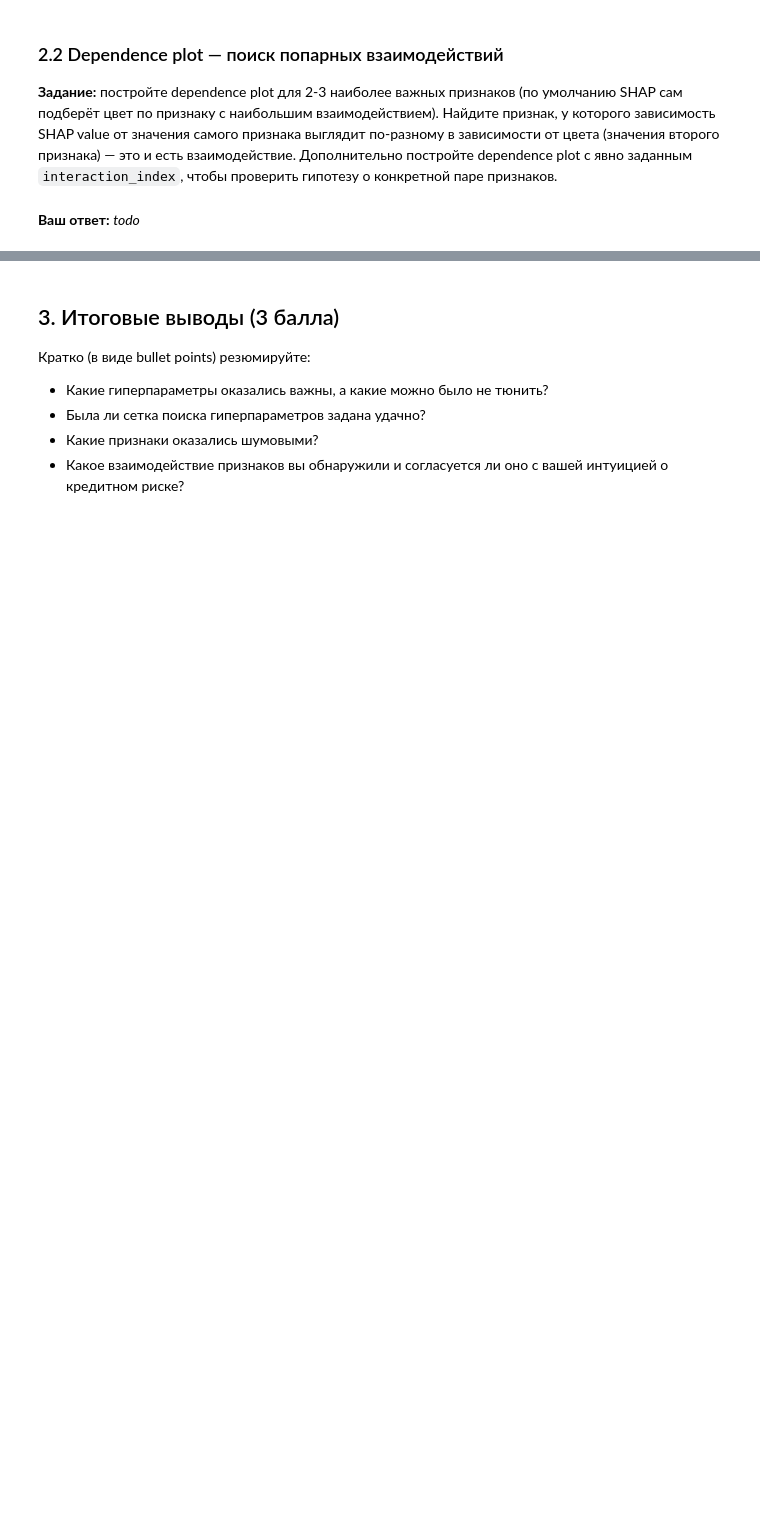
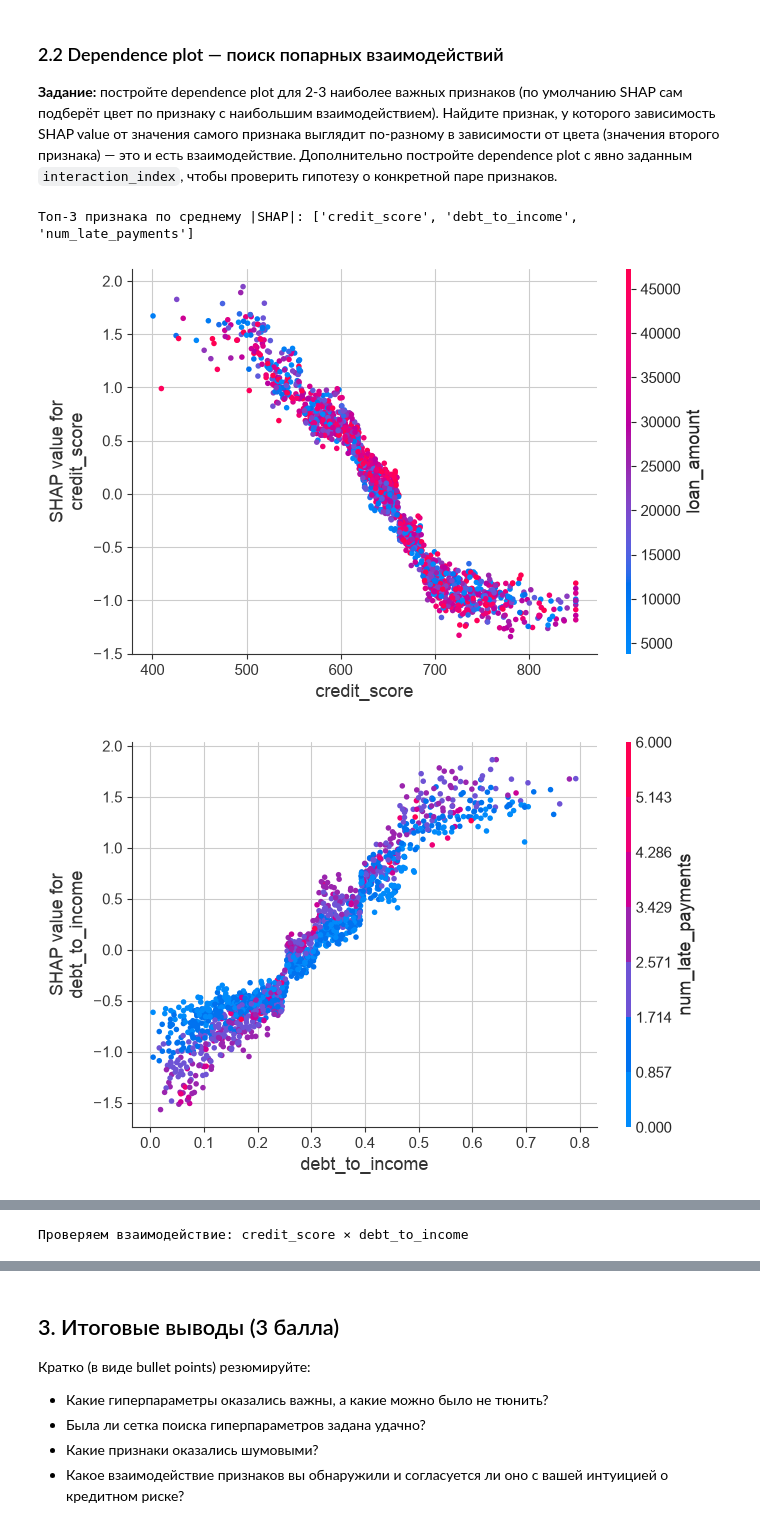
Before and after one commit to dlim76/TBank-risk-intensive, a Jupyter notebook: homework 4/risk_intensive_hw4.ipynb, the cells around one changed output, grey strips where cells are left out. Drawn from its saved outputs; the diff is of its cells as text; code cells hidden in the pictures; blank space fills up the shorter version.

```diff
--- a/homework 4/risk_intensive_hw4.ipynb
+++ b/homework 4/risk_intensive_hw4.ipynb
@@ -175,2 +240,39 @@ feature_names = feature_cols
-# %% [markdown]
-**Ваш ответ:** _todo_
+# %%
+# Dependence plot для 3 наиболее важных признаков
+# Важность определяем по среднему абсолютному SHAP на тестовой выборке.
+shap_importance = np.abs(shap_values_pos).mean(axis=0)
+top_indices = np.argsort(shap_importance)[::-1][:3]
+top_features = [feature_names[i] for i in top_indices]
+
+print("Топ-3 признака по среднему |SHAP|:", top_features)
+
+for feature in top_features:
+    shap.dependence_plot(
+        feature,
+        shap_values_pos,
+        X_test,
+        feature_names=feature_names,
+        show=True
+    )
+
+# Явная проверка взаимодействия двух наиболее важных признаков:
+# цветом кодируем второй по важности признак.
+main_feature = top_features[0]
+interaction_feature = top_features[1]
+
+print(
+    f"Проверяем взаимодействие: {main_feature} × {interaction_feature}"
+)
+
+shap.dependence_plot(
+    main_feature,
+    shap_values_pos,
+    X_test,
+    feature_names=feature_names,
+    interaction_index=interaction_feature,
+    show=True
+)
+# %% [output]
+Топ-3 признака по среднему |SHAP|: ['credit_score', 'debt_to_income', 'num_late_payments']
+[figure, added]
+[figure, added]
@@ -176,0 +280 @@ feature_names = feature_cols
+Проверяем взаимодействие: credit_score × debt_to_income
```
Also changed, not shown: parts of 20 cells of this notebook, 4 other files.
